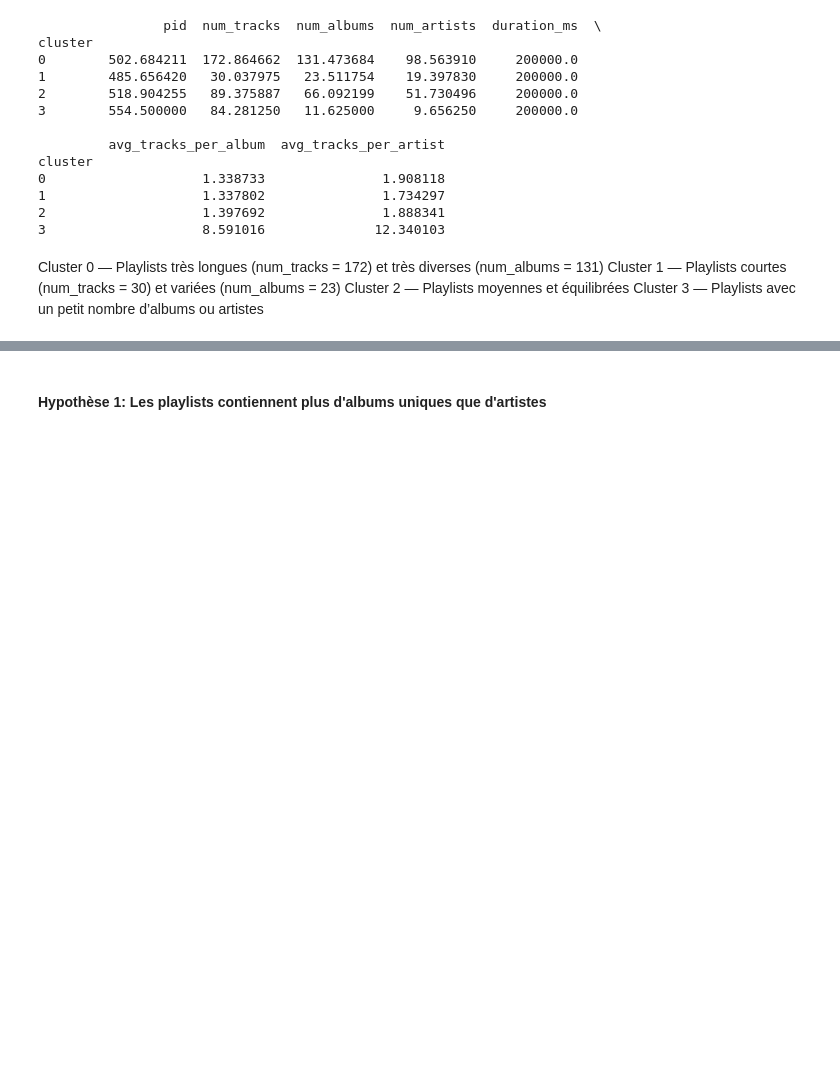
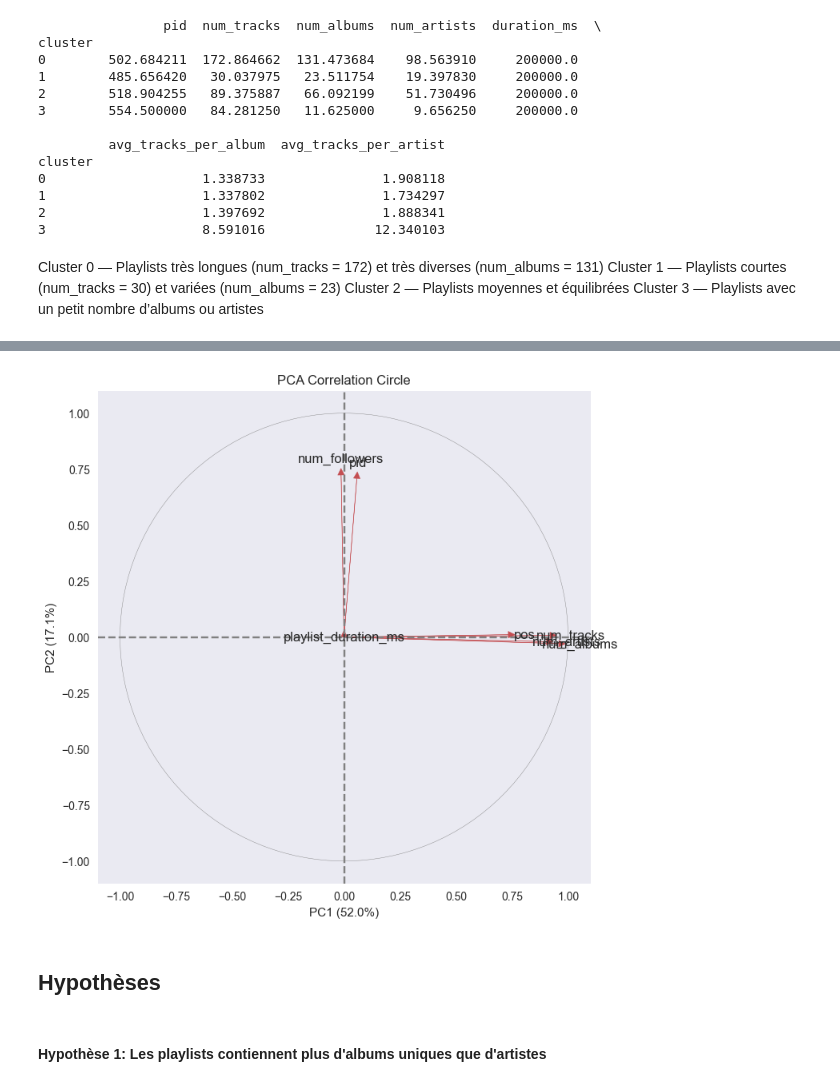
Before and after one commit to HugoHOUNTesgi/Reporting-Projet-Annuel, a Jupyter notebook: projet_reporting.ipynb, the cells around one changed output, grey strips where cells are left out. Cells and saved outputs as stored; diff of their text form; code cells hidden in the pictures; blank space fills up the shorter version.

```diff
--- a/projet_reporting.ipynb
+++ b/projet_reporting.ipynb
@@ -571,3 +610,36 @@ Cluster 3 — Playlists avec un petit nombre d’albums ou artistes
+# %%
+# Perform PCA
+pca = PCA(n_components=2)
+
+# Application de l'ACP
+X_pca = pca.fit(X_scaled)
+
+# Compute correlations between original features and PCs
+correlations = X_pca.components_.T * np.sqrt(pca.explained_variance_)
+
+# Plot the correlation circle
+plt.figure(figsize=(8, 8))
+circle = plt.Circle((0, 0), 1, color='gray', fill=False)
+plt.gca().add_artist(circle)
+
+for i, (x, y) in enumerate(correlations):
+    plt.arrow(0, 0, x, y, head_width=0.03, head_length=0.03, color='r')
+    plt.text(x * 1.1, y * 1.1, df_numerical_columns[i], ha='center', va='center')
+
+plt.xlim(-1.1, 1.1)
+plt.ylim(-1.1, 1.1)
+plt.xlabel(f"PC1 ({X_pca.explained_variance_ratio_[0]*100:.1f}%)")
+plt.ylabel(f"PC2 ({X_pca.explained_variance_ratio_[1]*100:.1f}%)")
+plt.axhline(0, color='gray', linestyle='--')
+plt.axvline(0, color='gray', linestyle='--')
+plt.title("PCA Correlation Circle")
+plt.grid()
+plt.gca().set_aspect('equal', adjustable='box')
+plt.show()
+# %% [output]
+[figure, added]
+# %% [markdown]
+## Hypothèses
 # %% [markdown]
 #### Hypothèse 1: Les playlists contiennent plus d'albums uniques que d'artistes
 # %% [markdown]
```
Also changed, not shown: parts of 29 cells of this notebook, 6 other files.
